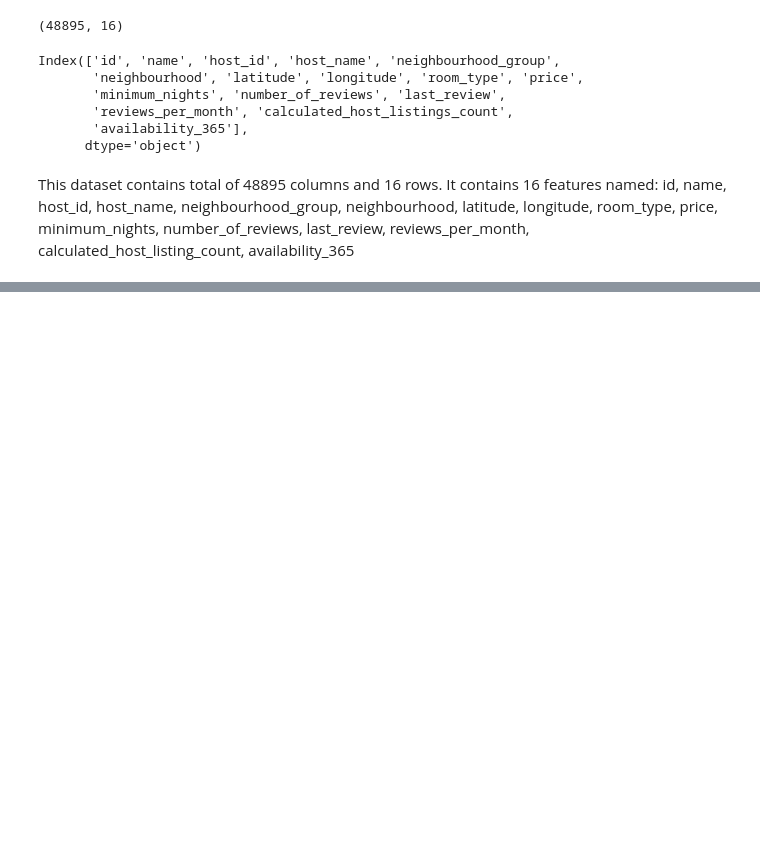
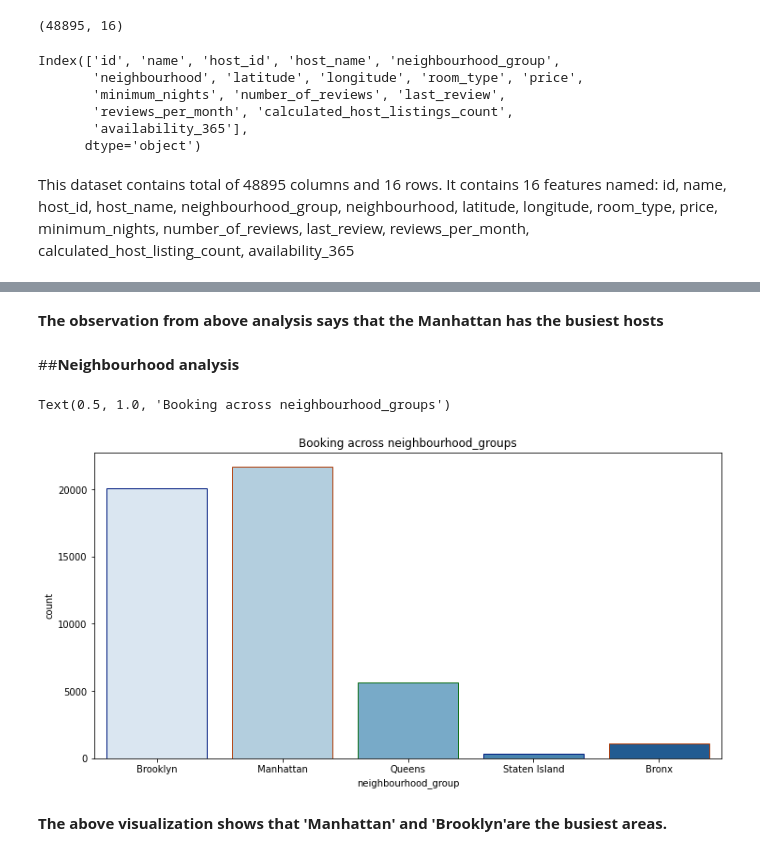
Before and after one commit to priyanshuupadhyay15/EDA_Airbnb_NYC, a Jupyter notebook: EDA_Airbnb.ipynb, the cells around one changed output, grey strips where cells are left out. Drawn from its saved outputs; the diff is of its cells as text; code cells hidden in the pictures; blank space fills up the shorter version.

```diff
--- a/EDA_Airbnb.ipynb
+++ b/EDA_Airbnb.ipynb
@@ -49,0 +124,2 @@ id, name, host_id, host_name, neighbourhood_group, neighbourhood, latitude, long
+# %%
+airbnb.drop(['id', 'last_review'], axis= 1, inplace = True)
@@ -49,0 +143,2 @@ id, name, host_id, host_name, neighbourhood_group, neighbourhood, latitude, long
+# %%
+airbnb['reviews_per_month'].fillna(0, inplace = True)
@@ -49,0 +215,12 @@ id, name, host_id, host_name, neighbourhood_group, neighbourhood, latitude, long
+# %% [markdown]
+**The observation from above analysis says that the Manhattan has the busiest hosts**
+# %% [markdown]
+##**Neighbourhood analysis**
+# %%
+plt.figure(figsize=(12,6))
+sns.countplot(airbnb['neighbourhood_group'], palette = 'Blues',edgecolor=sns.color_palette("dark", 3)).set_title( 'Booking across neighbourhood_groups')
+# %% [output]
+Text(0.5, 1.0, 'Booking across neighbourhood_groups')
+[figure, added]
+# %% [markdown]
+**The above visualization shows that 'Manhattan' and 'Brooklyn'are the busiest areas.**
```
Also changed, not shown: parts of 26 cells of this notebook.
